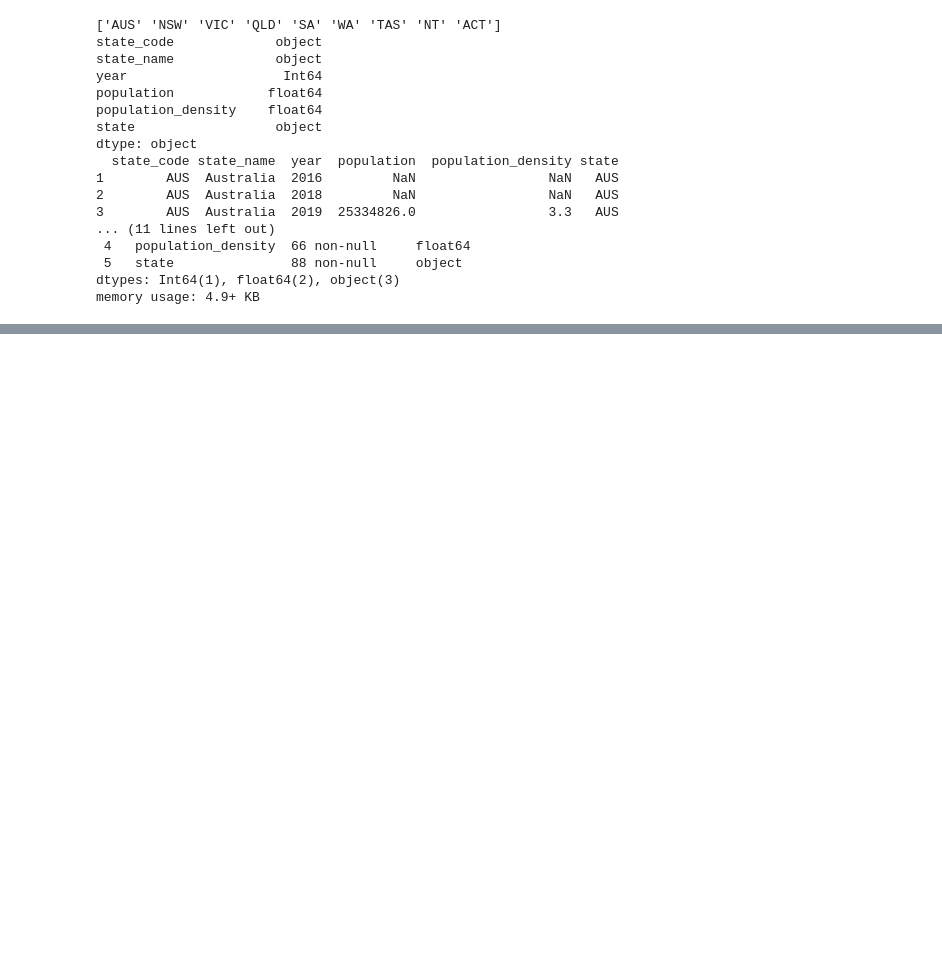
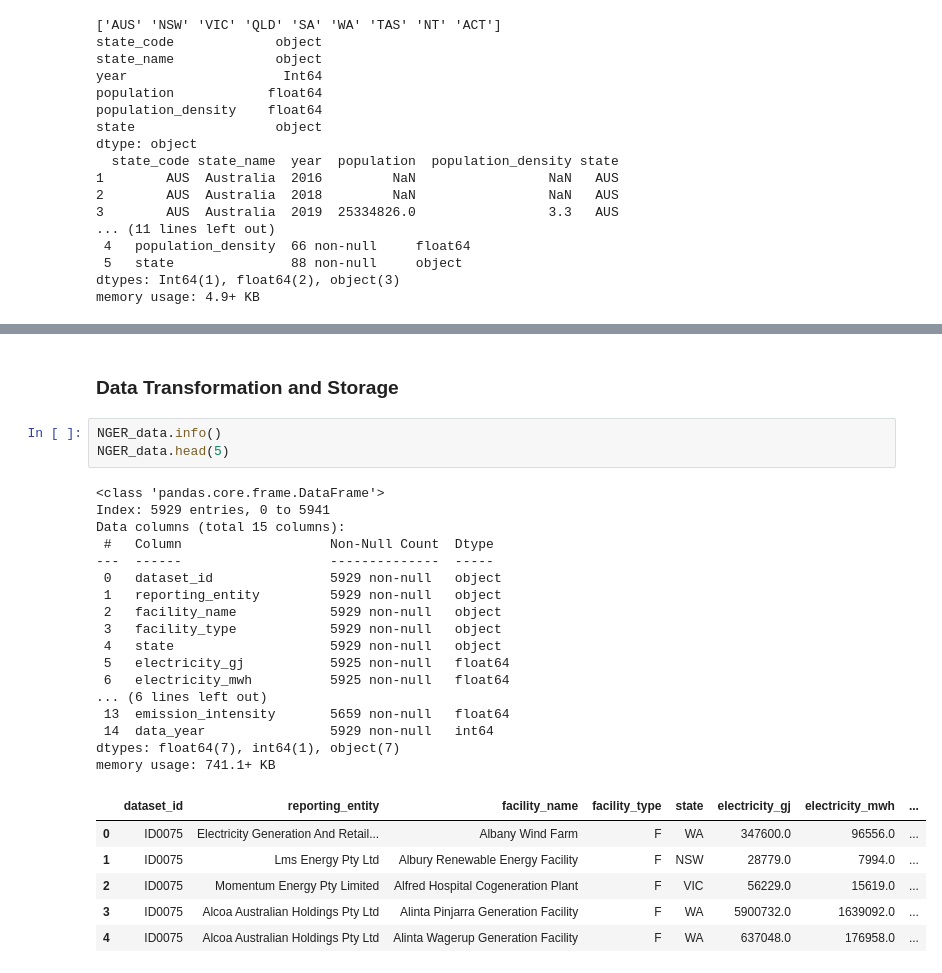
Before and after one commit to kerumixd/5339-Data-Engineering-Group-Porject, a Jupyter notebook: Assignment1.ipynb, the cells around one changed output, grey strips where cells are left out. Drawn from its saved outputs; the diff is of its cells as text; blank space fills up the shorter version.

Commit message:
storage

```diff
--- a/Assignment1.ipynb
+++ b/Assignment1.ipynb
@@ -1286,0 +1277,29 @@ Clean data loaded into DuckDB table 'abs_population'.
+# %% [markdown]
+### Data Transformation and Storage
+# %%
+NGER_data.info()
+NGER_data.head(5)
+# %% [output]
+<class 'pandas.core.frame.DataFrame'>
+Index: 5929 entries, 0 to 5941
+Data columns (total 15 columns):
+ #   Column                   Non-Null Count  Dtype
+---  ------                   --------------  -----
+ 0   dataset_id               5929 non-null   object
+ 1   reporting_entity         5929 non-null   object
+ 2   facility_name            5929 non-null   object
+ 3   facility_type            5929 non-null   object
+ 4   state                    5929 non-null   object
+ 5   electricity_gj           5925 non-null   float64
+ 6   electricity_mwh          5925 non-null   float64
+... (6 lines left out)
+ 13  emission_intensity       5659 non-null   float64
+ 14  data_year                5929 non-null   int64
+dtypes: float64(7), int64(1), object(7)
+memory usage: 741.1+ KB
+|  | dataset_id | reporting_entity | facility_name | facility_type | state | electricity_gj | electricity_mwh | ... |
+| 0 | ID0075 | Electricity Generation And Retail... | Albany Wind Farm | F | WA | 347600.0 | 96556.0 | ... |
+| 1 | ID0075 | Lms Energy Pty Ltd | Albury Renewable Energy Facility | F | NSW | 28779.0 | 7994.0 | ... |
+| 2 | ID0075 | Momentum Energy Pty Limited | Alfred Hospital Cogeneration Plant | F | VIC | 56229.0 | 15619.0 | ... |
+| 3 | ID0075 | Alcoa Australian Holdings Pty Ltd | Alinta Pinjarra Generation Facility | F | WA | 5900732.0 | 1639092.0 | ... |
+| 4 | ID0075 | Alcoa Australian Holdings Pty Ltd | Alinta Wagerup Generation Facility | F | WA | 637048.0 | 176958.0 | ... |
```
Also changed, not shown: parts of 10 cells of this notebook, 1 other file.
